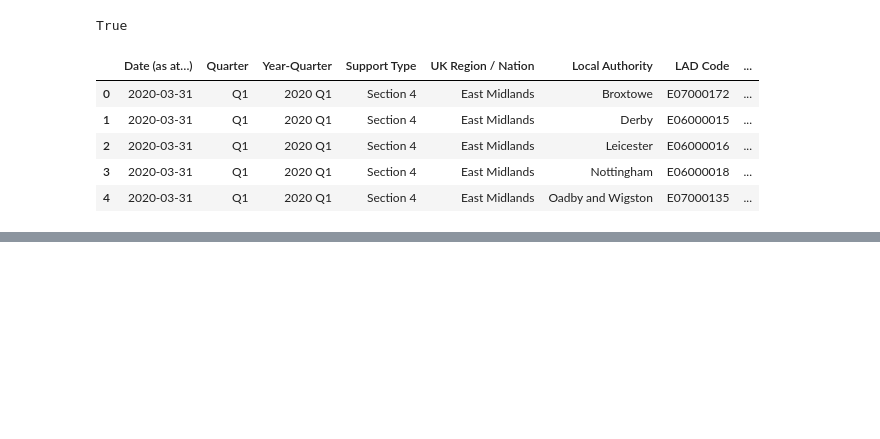
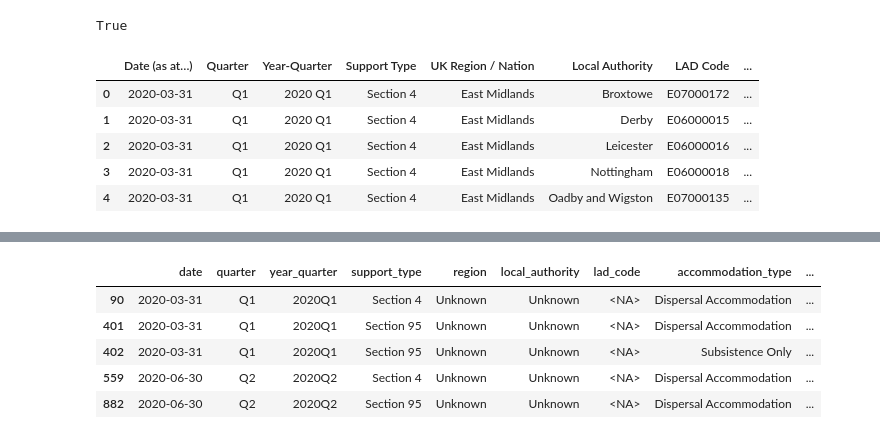
Before and after one commit to awenroberts/QM2-Project, a Jupyter notebook: asylum_seekers_receiving_support_data.ipynb, the cells around one changed output, grey strips where cells are left out. Cells and saved outputs as stored; diff of their text form; code cells hidden in the pictures; blank space fills up the shorter version.

```diff
--- a/asylum_seekers_receiving_support_data.ipynb
+++ b/asylum_seekers_receiving_support_data.ipynb
@@ -35,0 +155,13 @@ df.head()
+# %%
+#get rid of the national level data and put it into a new dataframe
+df = df[~df["lad_code"].str.startswith("N/A", na=False)].copy()
+df_national = df[df["lad_code"].isna() | df["lad_code"].str.startswith("N/A", na=False)]
+# %%
+df_national.head()
+# %% [output]
+|  | date | quarter | year_quarter | support_type | region | local_authority | lad_code | accommodation_type | ... |
+| 90 | 2020-03-31 | Q1 | 2020Q1 | Section 4 | Unknown | Unknown | <NA> | Dispersal Accommodation | ... |
+| 401 | 2020-03-31 | Q1 | 2020Q1 | Section 95 | Unknown | Unknown | <NA> | Dispersal Accommodation | ... |
+| 402 | 2020-03-31 | Q1 | 2020Q1 | Section 95 | Unknown | Unknown | <NA> | Subsistence Only | ... |
+| 559 | 2020-06-30 | Q2 | 2020Q2 | Section 4 | Unknown | Unknown | <NA> | Dispersal Accommodation | ... |
+| 882 | 2020-06-30 | Q2 | 2020Q2 | Section 95 | Unknown | Unknown | <NA> | Dispersal Accommodation | ... |
```
Also changed, not shown: parts of 11 cells of this notebook.
